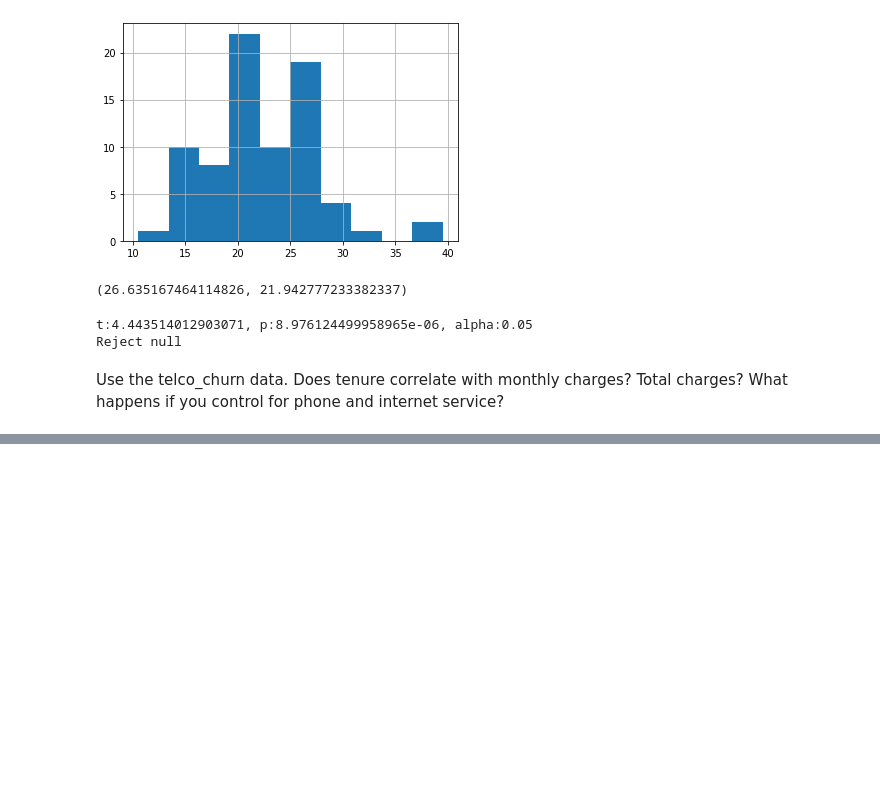
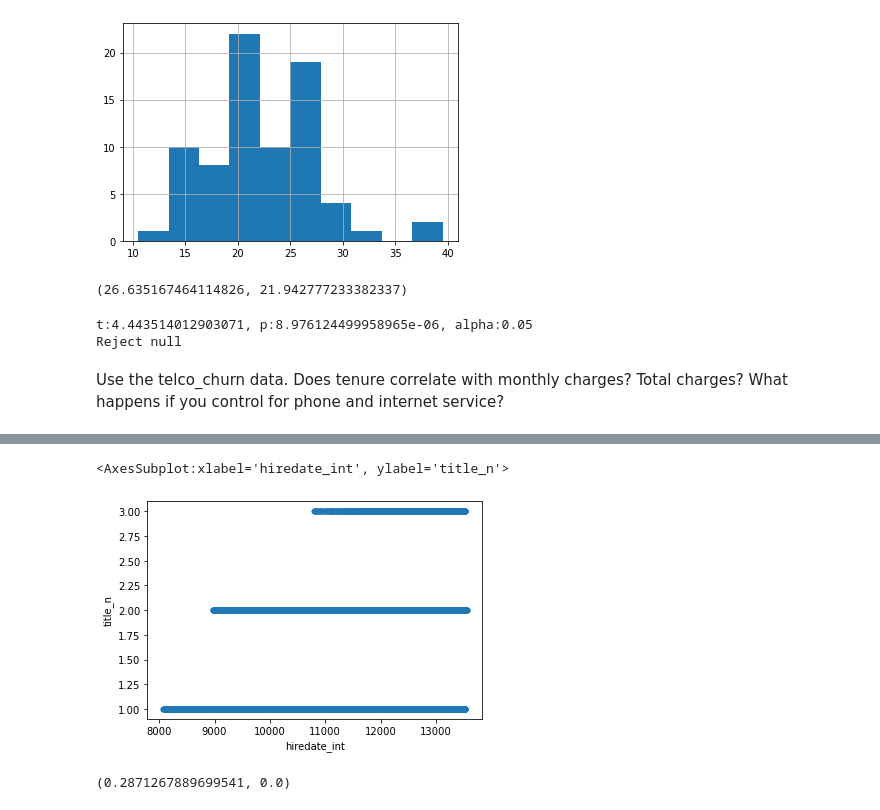
Before and after one commit to watermanbrandyn/statistics-exercises, a Jupyter notebook: hypothesis_testing.ipynb, the cells around one changed output, grey strips where cells are left out. Drawn from its saved outputs; the diff is of its cells as text; code cells hidden in the pictures; blank space fills up the shorter version.

```diff
--- a/hypothesis_testing.ipynb
+++ b/hypothesis_testing.ipynb
@@ -405,0 +442,2 @@ e_url = get_db_url('employees')
+# %%
+emp_title_n = pd.read_sql('SELECT COUNT(title) AS title_n, emp_no FROM titles GROUP BY emp_no;', e_url)
@@ -405,0 +453,2 @@ e_url = get_db_url('employees')
+# %%
+current_salaries = current_salaries.merge(emp_title_n, how='outer', on='emp_no')
@@ -405,0 +464,5 @@ e_url = get_db_url('employees')
+# %%
+current_salaries.plot.scatter(y='title_n', x='hiredate_int')
+# %% [output]
+<AxesSubplot:xlabel='hiredate_int', ylabel='title_n'>
+[figure, added]
@@ -405,0 +474,5 @@ e_url = get_db_url('employees')
+# %%
+r, p = stats.pearsonr(current_salaries.title_n, current_salaries.hiredate_int)
+r, p
+# %% [output]
+(0.2871267889699541, 0.0)
```
Also changed, not shown: parts of 74 cells of this notebook.
